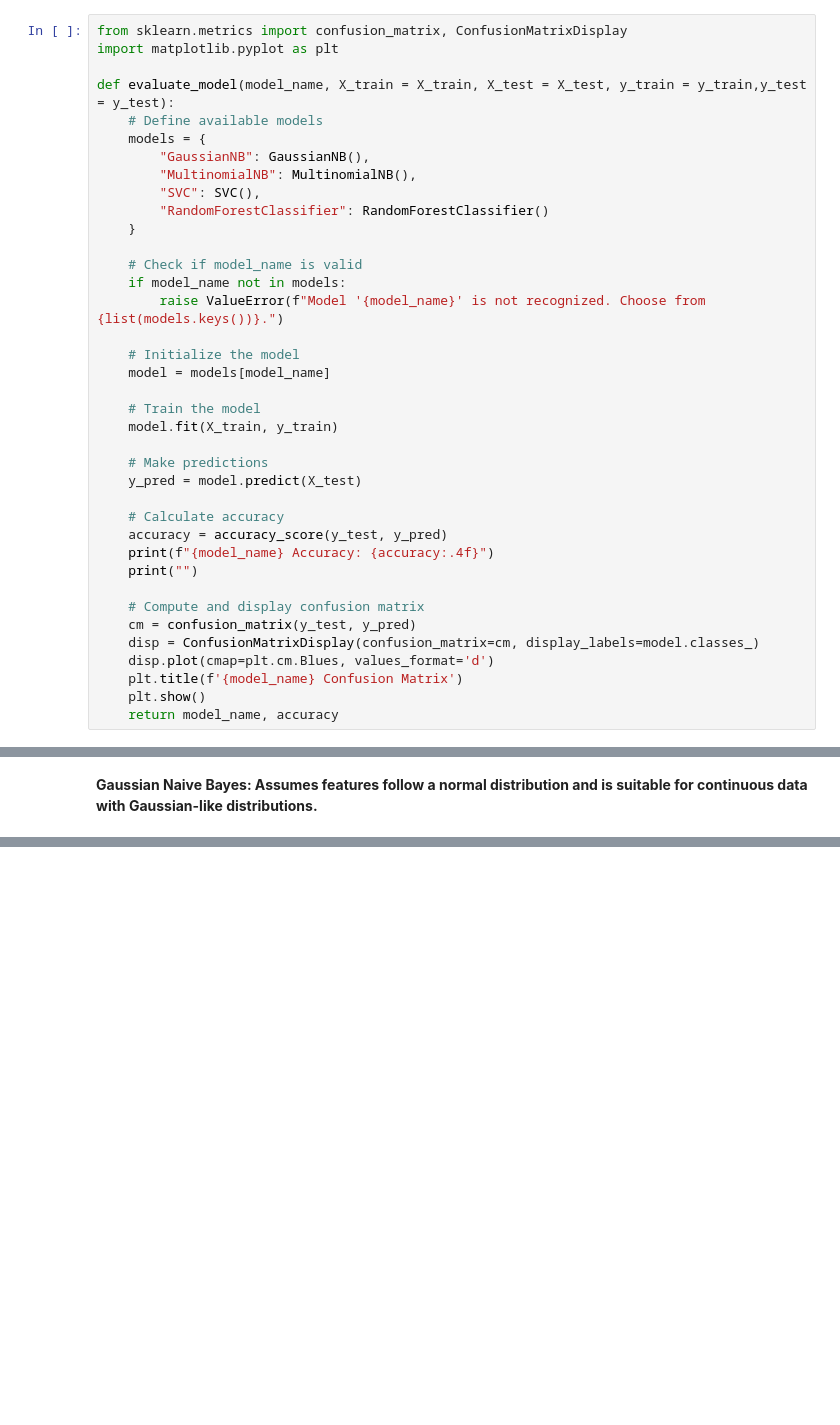
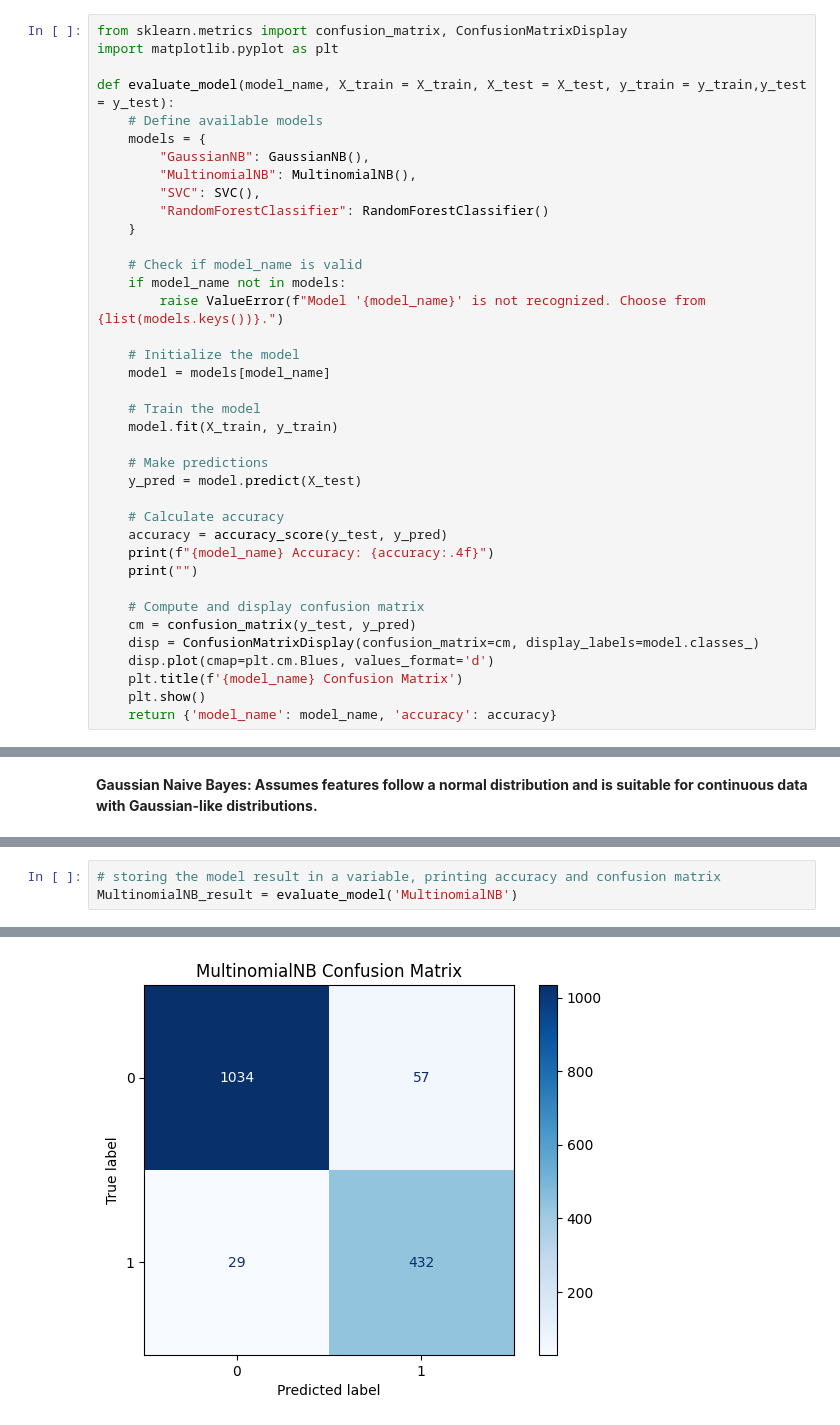
Before and after one commit to MuhammadShavaiz/Spam_or_Ham_EmailDetection, a Jupyter notebook: Spam_Email_Detection.ipynb, the cells around one changed output, grey strips where cells are left out. Drawn from its saved outputs; the diff is of its cells as text; blank space fills up the shorter version.

Commit message:
result calculated

```diff
--- a/Spam_Email_Detection.ipynb
+++ b/Spam_Email_Detection.ipynb
@@ -186,7 +186,7 @@ def evaluate_model(model_name, X_train = X_train, X_test = X_test, y_train = y_t
     disp.plot(cmap=plt.cm.Blues, values_format='d')
     plt.title(f'{model_name} Confusion Matrix')
     plt.show()
-    return model_name, accuracy
+    return {'model_name': model_name, 'accuracy': accuracy}
 # %% [markdown]
 # Naive Bayes
 Naive Bayes is a probabilistic classifier based on Bayes' theorem, assuming that features are independent given the class. It's efficient and works well with large datasets, especially for text classification tasks like spam detection.
@@ -199,0 +210,4 @@ GaussianNB Accuracy: 0.9594
+# %%
+# storing the model result in a variable, printing accuracy and confusion matrix
+MultinomialNB_result = evaluate_model('MultinomialNB')
+# %% [output]
@@ -199,0 +215 @@ GaussianNB Accuracy: 0.9594
+[figure, added]
```
Also changed, not shown: parts of 11 cells of this notebook.
